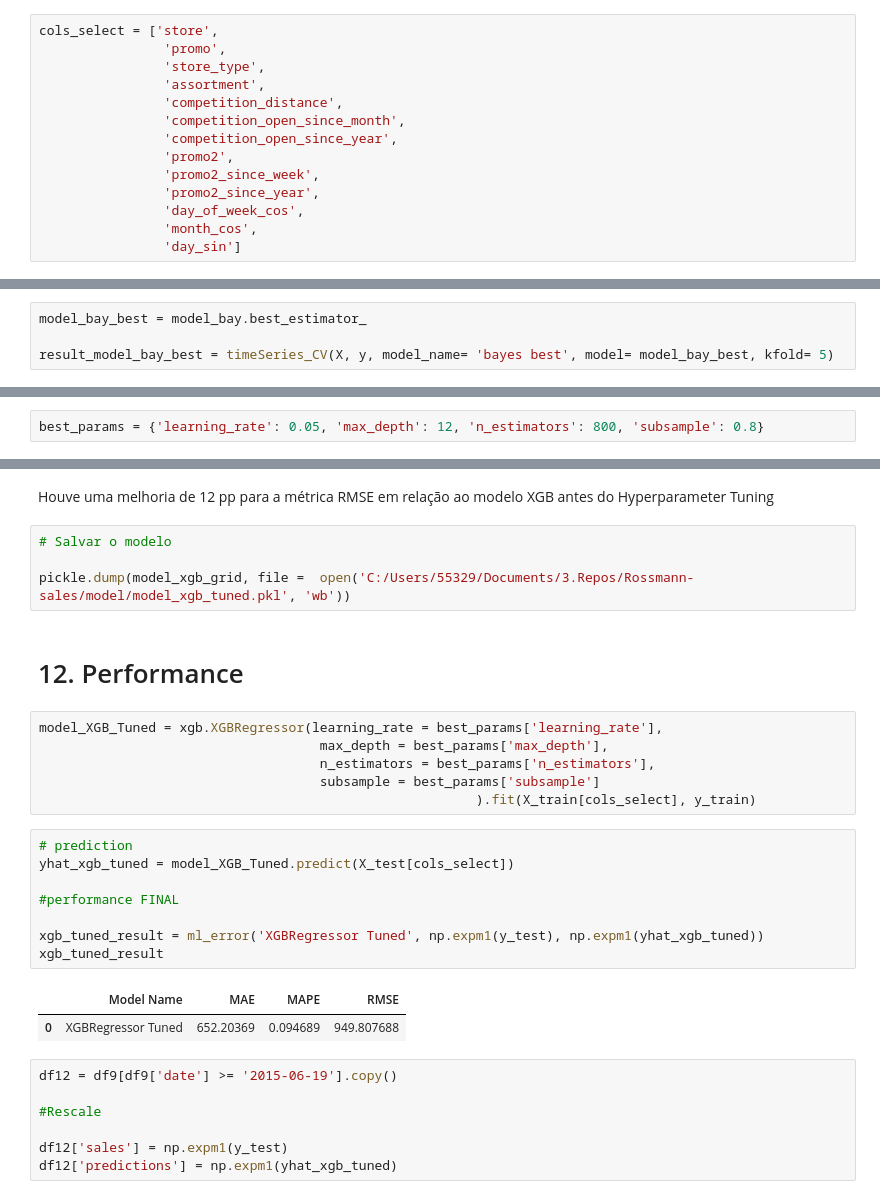
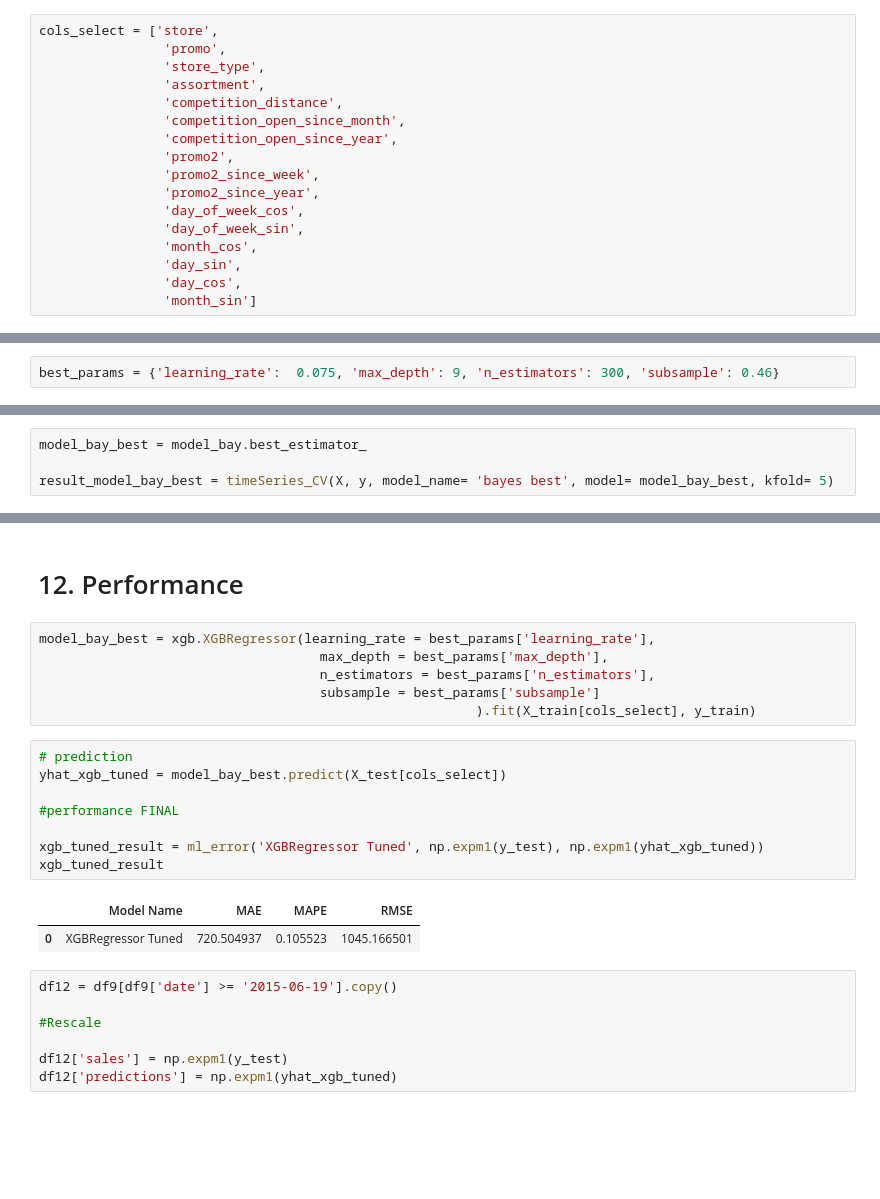
Before and after one commit to OliveiraMatheuss/Rossmann-Sales, a Jupyter notebook: Storytelling.ipynb, the cells around one changed output, grey strips where cells are left out. Saved outputs shown, nothing was run; the diff lists cells and outputs as text; blank space fills up the shorter version.

```diff
--- a/Storytelling.ipynb
+++ b/Storytelling.ipynb
@@ -1291,8 +1286,11 @@ cols_select = ['store',
                 'promo2_since_week',
                 'promo2_since_year',
                 'day_of_week_cos',
+                'day_of_week_sin',
                 'month_cos',
-                'day_sin']
+                'day_sin',
+                'day_cos',
+                'month_sin']
 # %% [markdown]
 # 10. Machine Learning modeling
 # %%
@@ -1568,0 +1540,2 @@ plt.show()
+# %%
+best_params = {'learning_rate':  0.075, 'max_depth': 9, 'n_estimators': 300, 'subsample': 0.46}
@@ -1722,2 +1547,0 @@ model_grid.best_params_
-# %%
-best_params = {'learning_rate': 0.05, 'max_depth': 12, 'n_estimators': 800, 'subsample': 0.8}
@@ -1736,28 +1557,22 @@ model_xgb_grid
-# %% [markdown]
-Houve uma melhoria de 12 pp para a métrica RMSE em relação ao modelo XGB antes do Hyperparameter Tuning
-# %%
-# Salvar o modelo
-
-pickle.dump(model_xgb_grid, file =  open('C:/Users/55329/Documents/3.Repos/Rossmann-sales/model/model_xgb_tuned.pkl', 'wb'))
 # %% [markdown]
 # 12. Performance
 # %%
-model_XGB_Tuned = xgb.XGBRegressor(learning_rate = best_params['learning_rate'],
+model_bay_best = xgb.XGBRegressor(learning_rate = best_params['learning_rate'],
                                     max_depth = best_params['max_depth'],
                                     n_estimators = best_params['n_estimators'],
                                     subsample = best_params['subsample']
                                                         ).fit(X_train[cols_select], y_train)
 # %%
 # prediction
-yhat_xgb_tuned = model_XGB_Tuned.predict(X_test[cols_select])
+yhat_xgb_tuned = model_bay_best.predict(X_test[cols_select])
 
 #performance FINAL
 
 xgb_tuned_result = ml_error('XGBRegressor Tuned', np.expm1(y_test), np.expm1(yhat_xgb_tuned))
 xgb_tuned_result
 # %% [output]
 |  | Model Name | MAE | MAPE | RMSE |
-| 0 | XGBRegressor Tuned | 652.20369 | 0.094689 | 949.807688 |
+| 0 | XGBRegressor Tuned | 720.504937 | 0.105523 | 1045.166501 |
 # %%
 df12 = df9[df9['date'] >= '2015-06-19'].copy()
 
```
Also changed, not shown: parts of 48 cells of this notebook, 12 other files.
